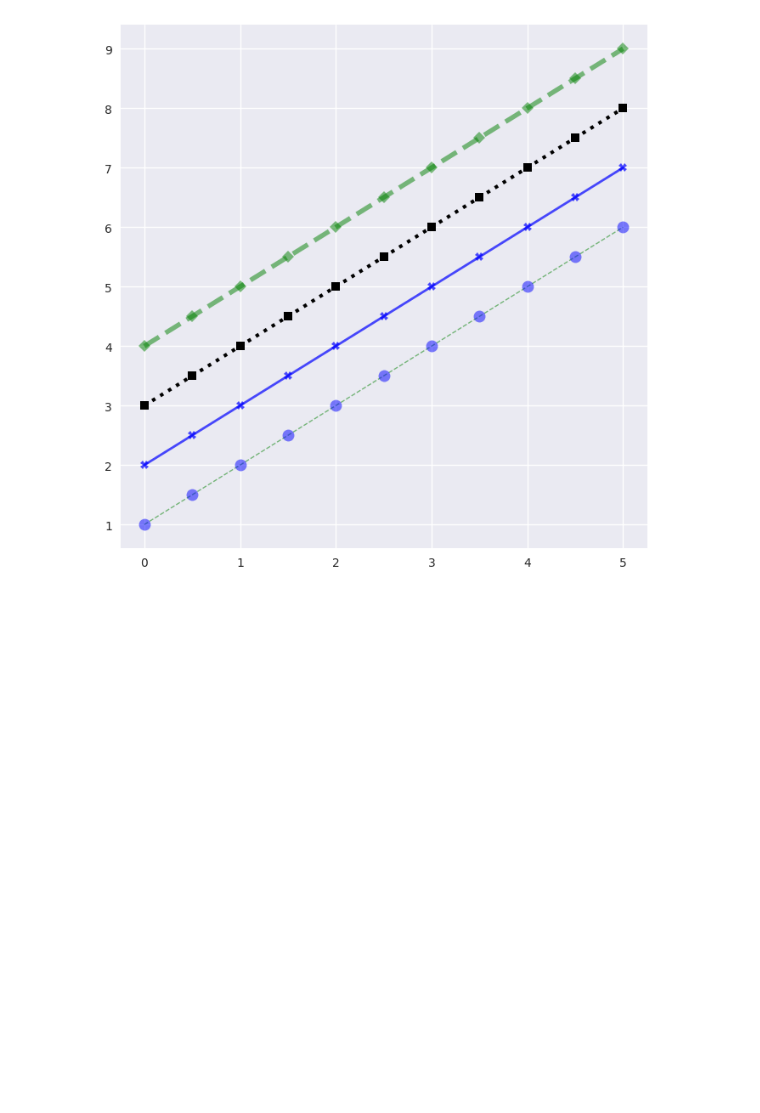
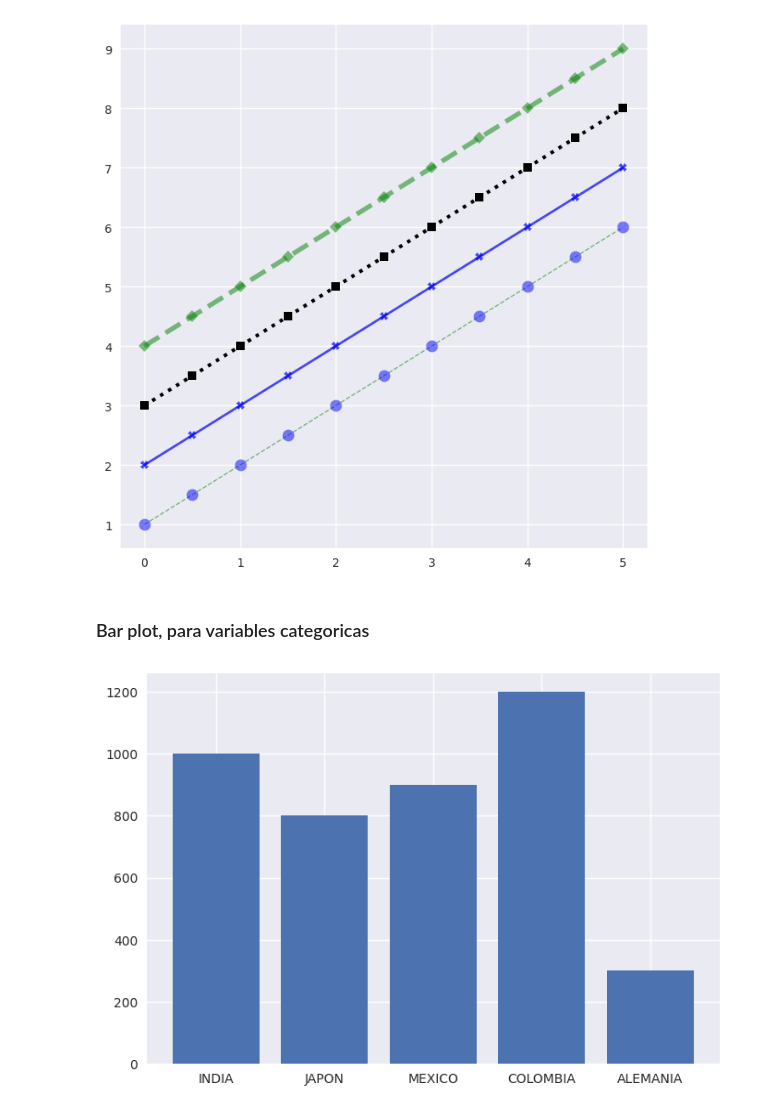
Before and after one commit to M-Alejo/matplot_seaborn, a Jupyter notebook: visualizacion.ipynb, the cells around one changed output. Drawn from its saved outputs; the diff is of its cells as text; code cells hidden in the pictures; blank space fills up the shorter version.

Commit message:
se agrega grafica tipo barplot con pyplot

```diff
--- a/visualizacion.ipynb
+++ b/visualizacion.ipynb
@@ -371,3 +371,15 @@ ax.plot(x, x+4, # datos que grafica
 fig.show()
 # %% [output]
 [figure]
+# %% [markdown]
+### Bar plot, para variables categoricas
+# %%
+# definir variables categoricas
+paises = ['INDIA', 'JAPON', 'MEXICO', 'COLOMBIA', 'ALEMANIA']
+poblacion = [1000, 800, 900, 1200, 300]
+# %%
+# grafica de barras con pyplot
+plt.bar(paises, poblacion)
+plt.show()
+# %% [output]
+[figure, added]
```
Also changed, not shown: parts of 3 cells of this notebook.
